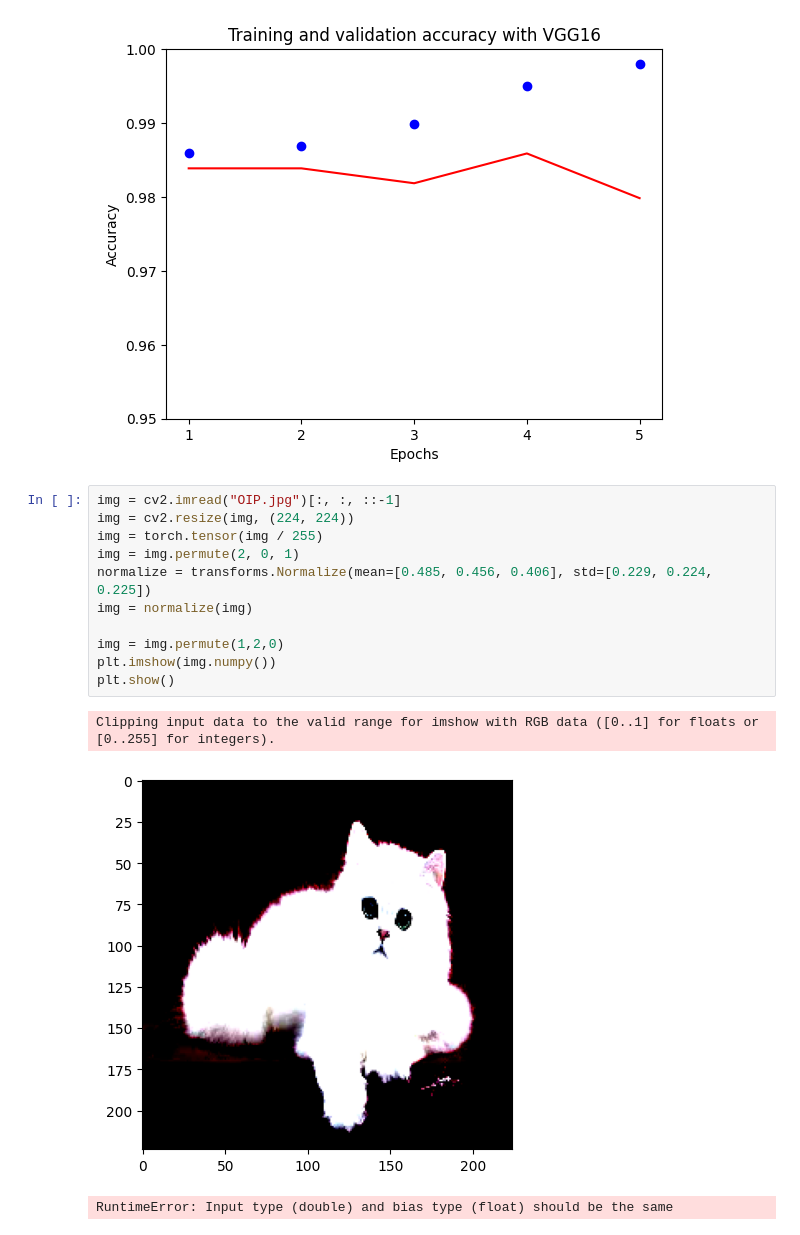
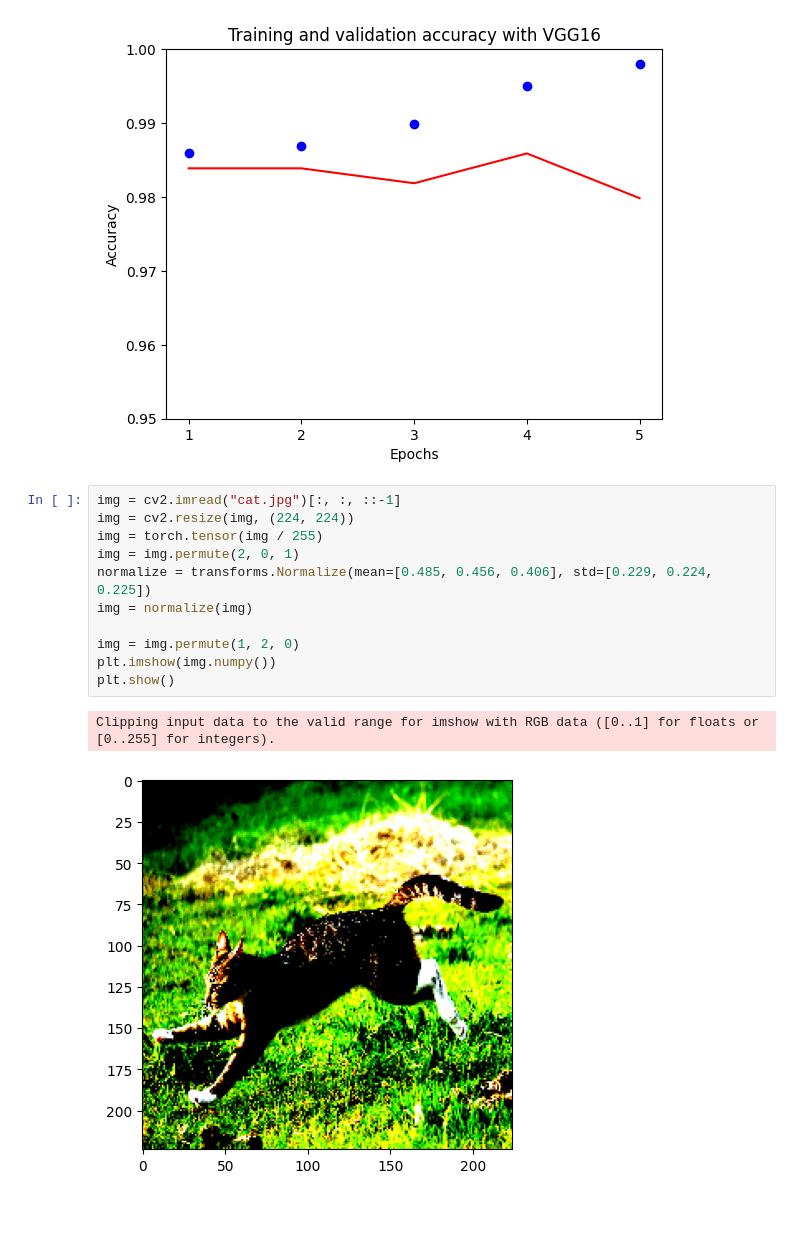
Before and after one commit to NekozoNyan/comprehensive_design, a Jupyter notebook: c5VGG.ipynb, the cells around one changed output. Cells and saved outputs as stored; diff of their text form.

```diff
--- a/c5VGG.ipynb
+++ b/c5VGG.ipynb
@@ -142,17 +142,16 @@ plt.ylim(0.95,1)
 (0.95, 1.0)
 [figure]
 # %%
-img = cv2.imread("OIP.jpg")[:, :, ::-1]
+img = cv2.imread("cat.jpg")[:, :, ::-1]
 img = cv2.resize(img, (224, 224))
 img = torch.tensor(img / 255)
 img = img.permute(2, 0, 1)
 normalize = transforms.Normalize(mean=[0.485, 0.456, 0.406], std=[0.229, 0.224, 0.225])
 img = normalize(img)
 
-img = img.permute(1,2,0)
+img = img.permute(1, 2, 0)
 plt.imshow(img.numpy())
 plt.show()
 # %% [output]
 Clipping input data to the valid range for imshow with RGB data ([0..1] for floats or [0..255] for integers).
-[figure, old version]
+[figure, new version]
-RuntimeError: Input type (double) and bias type (float) should be the same
```
Also changed, not shown: 1 other file.
